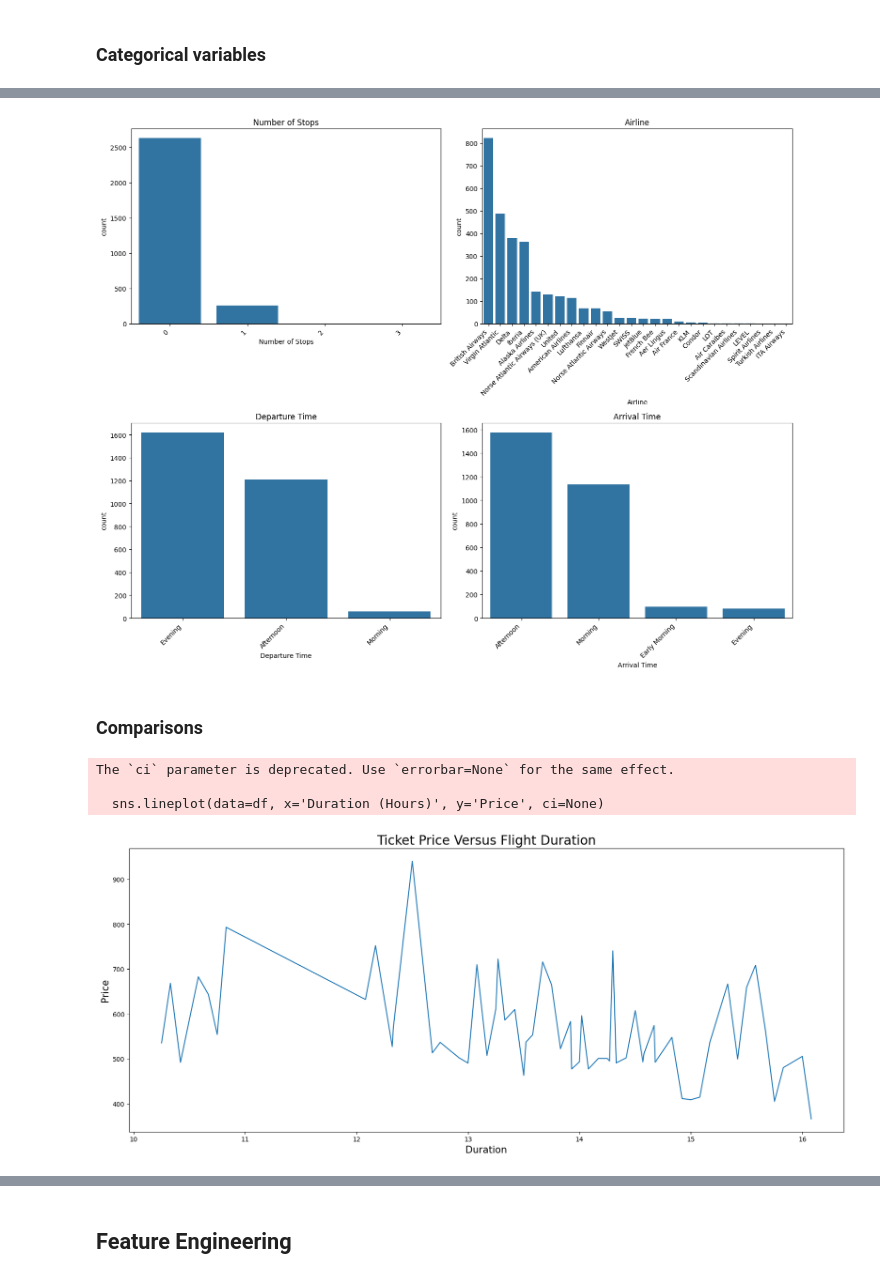
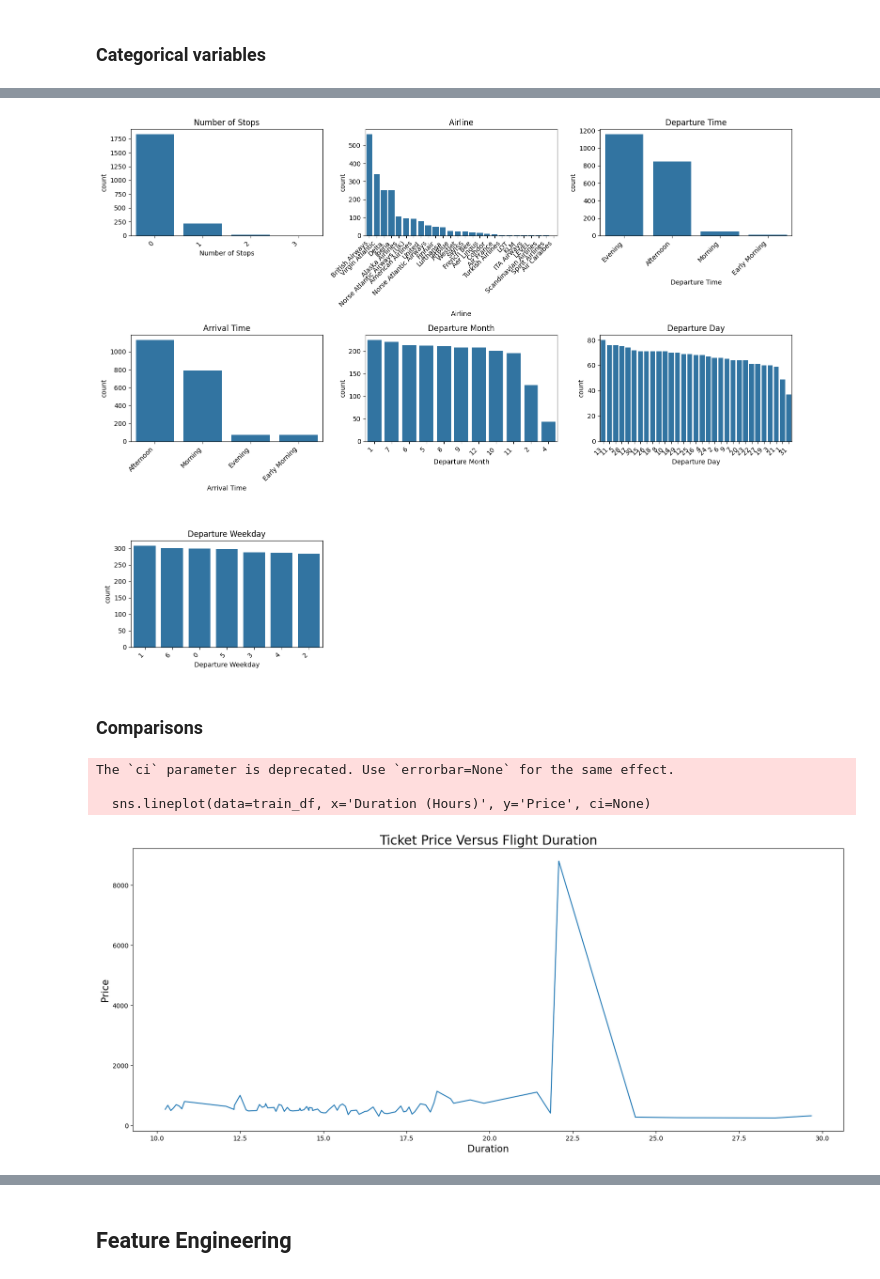
Before and after one commit to katrinekjaergaard/dsp-flight, a Jupyter notebook: flight_ticket_analysis.ipynb, the cells around one changed output, grey strips where cells are left out. Saved outputs shown, nothing was run; the diff lists cells and outputs as text; code cells hidden in the pictures.

Commit message:
Test of several models

```diff
--- a/flight_ticket_analysis.ipynb
+++ b/flight_ticket_analysis.ipynb
@@ -68,7 +75,8 @@ df['Duration (Hours)'] = (df['Duration (Minutes)'] / 60).round(2)
 
 
 # Furthermore, it is decided to drop the column Flight Number since this won't be relevant for further analysis.
-df = df.drop(['Flight Number','Duration (Minutes)'], axis=1)
+df = df.drop(['Flight Number','Duration (Minutes)', 'Source City', 'Destination City'], axis=1)
+
 
 df.head()
 # %% [output]
@@ -83,14 +148,10 @@ df.head()
 
 # Categorical variables
 df['Airline'] = df['Airline'].astype('category')
-df['Source City'] = df['Source City'].astype('category')
 df['Number of Stops'] = df['Number of Stops'].astype('category')
-df['Destination City'] = df['Destination City'].astype('category')
-
-# The remaining date variables
-df['Departure Time'] = pd.to_datetime(df['Departure Time'], format='%H:%M:%S').dt.time
-df['Arrival Time'] = pd.to_datetime(df['Arrival Time'], format='%H:%M:%S').dt.time
-df['Arrival Date'] = pd.to_datetime(df['Arrival Date'])
+df['Departure Month'] = df['Departure Month'].astype('category')
+df['Departure Day'] = df['Departure Day'].astype('category')
+df['Departure Weekday'] = df['Departure Weekday'].astype('category')
 
 # Numeric variables
 df['Price'] = df['Price'].str.replace('$', '').str.replace(',','').astype(float) # Cleaning by first removing dollar sign and comma and then convert to float
@@ -114 +175,4 @@ dtype: object
+# %%
+# Splitting the entire DataFrame into training (70%) and test sets (30%) and set the seed to 123
+train_df, test_df = train_test_split(df, test_size=0.3, random_state=123)
 # %% [markdown]
@@ -266,41 +285,64 @@ London    2885
 Name: count, dtype: int64
 # %%
-# Creating a plot to show the distribution of categorical variables
-fig, axes = plt.subplots(2, 2, figsize=(15, 12))  # Adjusted for a 2x2 grid of plots
+import matplotlib.pyplot as plt
+import seaborn as sns
+
+# Assuming 'df' is your DataFrame and has been previously defined
+
+fig, axes = plt.subplots(3, 3, figsize=(15, 12))  # 3x3 grid of plots
 
 # Plotting of 'Number of Stops' value counts sorted in ascending order
-stops_counts = df['Number of Stops'].value_counts().sort_index()
-sns.countplot(x='Number of Stops', data=df, order=stops_counts.index, ax=axes[0, 0])
+stops_counts = train_df['Number of Stops'].value_counts().sort_index()
+sns.countplot(x='Number of Stops', data=train_df, order=stops_counts.index, ax=axes[0, 0])
 axes[0, 0].set_title('Number of Stops')
 
 # Plotting of 'Airline' value counts sorted in ascending order
-airline_counts = df['Airline'].value_counts().sort_values(ascending=False)
-sns.countplot(x='Airline', data=df, order=airline_counts.index, ax=axes[0, 1])
+airline_counts = train_df['Airline'].value_counts().sort_values(ascending=False)
+sns.countplot(x='Airline', data=train_df, order=airline_counts.index, ax=axes[0, 1])
 axes[0, 1].set_title('Airline')
 
 # Plotting of 'Departure Time' value counts sorted in ascending order
-departure_time_counts = df['Departure Time'].value_counts().sort_values(ascending=False)
-sns.countplot(x='Departure Time', data=df, order=departure_time_counts.index, ax=axes[1, 0])
-axes[1, 0].set_title('Departure Time')
+departure_time_counts = train_df['Departure Time'].value_counts().sort_values(ascending=False)
+sns.countplot(x='Departure Time', data=train_df, order=departure_time_counts.index, ax=axes[0, 2])
+axes[0, 2].set_title('Departure Time')
 
 # Plotting of 'Arrival Time' value counts sorted in ascending order
-arrival_time_counts = df['Arrival Time'].value_counts().sort_values(ascending=False)
-sns.countplot(x='Arrival Time', data=df, order=arrival_time_counts.index, ax=axes[1, 1])
-axes[1, 1].set_title('Arrival Time')
+arrival_time_counts = train_df['Arrival Time'].value_counts().sort_values(ascending=False)
+sns.countplot(x='Arrival Time', data=train_df, order=arrival_time_counts.index, ax=axes[1, 0])
+axes[1, 0].set_title('Arrival Time')
+
+# Plotting of 'Departure Month' value counts sorted in ascending order
+departure_month_counts = train_df['Departure Month'].value_counts().sort_values(ascending=False)
+sns.countplot(x='Departure Month', data=train_df, order=departure_month_counts.index, ax=axes[1, 1])
+axes[1, 1].set_title('Departure Month')
+
+# Plotting of 'Departure Day' value counts sorted in ascending order
+departure_day_counts = train_df['Departure Day'].value_counts().sort_values(ascending=False)
+sns.countplot(x='Departure Day', data=train_df, order=departure_day_counts.index, ax=axes[1, 2])
+axes[1, 2].set_title('Departure Day')
+
+# Plotting of 'Departure Weekday' value counts sorted in ascending order
+departure_weekday_counts = train_df['Departure Weekday'].value_counts().sort_values(ascending=False)
+sns.countplot(x='Departure Weekday', data=train_df, order=departure_weekday_counts.index, ax=axes[2, 0])
+axes[2, 0].set_title('Departure Weekday')
+
+# Removing the last to axis that are not in use
+axes[2, 1].set_visible(False)  # Hide this axis if not in use
+axes[2, 2].set_visible(False)  # Hide this axis if not in use
 
 # Rotating the labels on the x-axis to prevent overlap
-for ax in axes.flat:
+for ax in fig.axes:
     plt.setp(ax.get_xticklabels(), rotation=45, horizontalalignment='right')
 
 plt.tight_layout()
 plt.show()
 # %% [output]
-[figure, old version]
+[figure, new version]
 # %% [markdown]
 ### **Comparisons**
 # %%
 plt.figure(figsize=(20,8))
-sns.lineplot(data=df, x='Duration (Hours)', y='Price', ci=None)
+sns.lineplot(data=train_df, x='Duration (Hours)', y='Price', ci=None)
 plt.title('Ticket Price Versus Flight Duration', fontsize=20)
 plt.xlabel('Duration', fontsize=15)
 plt.ylabel('Price', fontsize=15)
@@ -308,7 +350,7 @@ plt.show()
 # %% [output]
 The `ci` parameter is deprecated. Use `errorbar=None` for the same effect.
 
-  sns.lineplot(data=df, x='Duration (Hours)', y='Price', ci=None)
+  sns.lineplot(data=train_df, x='Duration (Hours)', y='Price', ci=None)
-[figure, old version]
+[figure, new version]
 # %%
 plt.figure(figsize=(20,8))
```
Also changed, not shown: parts of 54 cells of this notebook.
